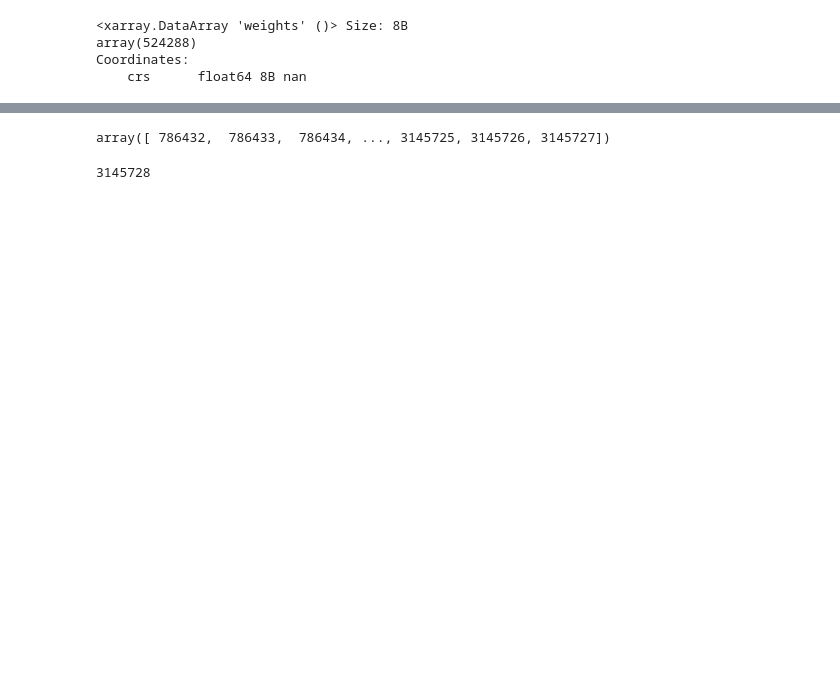
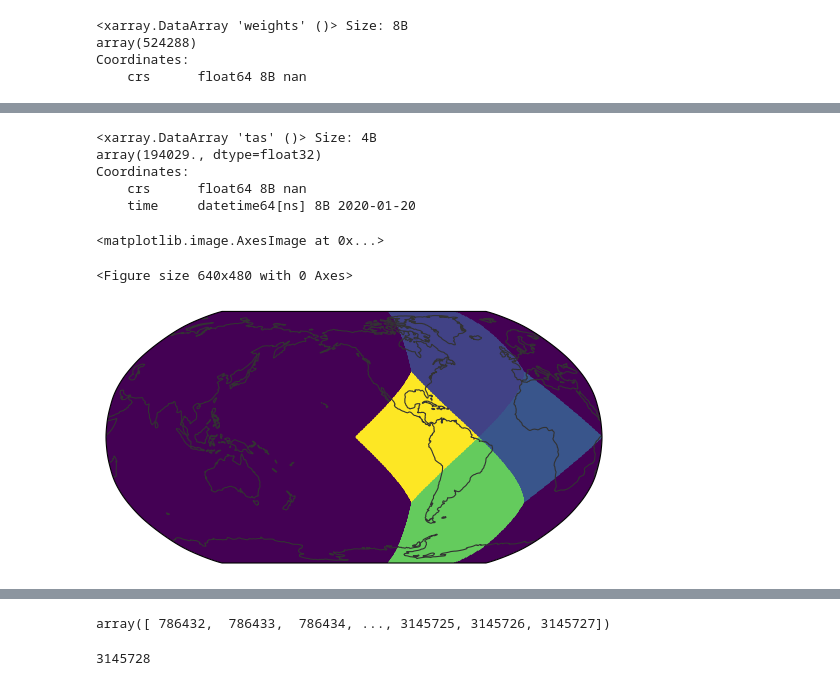
Before and after one commit to feng045/wcrp_hackathon, a Jupyter notebook: notebooks/local_dev/coarsen_regional.ipynb, the cells around one changed output, grey strips where cells are left out. Saved outputs shown, nothing was run; the diff lists cells and outputs as text; code cells hidden in the pictures; blank space fills up the shorter version.

```diff
--- a/notebooks/local_dev/coarsen_regional.ipynb
+++ b/notebooks/local_dev/coarsen_regional.ipynb
@@ -189,0 +200,28 @@ Coordinates:
+# %%
+def nan_weight(arr, axis):
+    # print(arr.shape)
+    # print(axis)
+    return ((~np.isnan(arr)).sum(axis=axis) / 4)
+# %%
+z = 9
+weights = None
+tasc = tasg10.copy()
+dtas = {}
+dweights = {}
+for z in range(9, -1, -1):
+    if weights is None:
+        weights = tasc.coarsen(cell=4).reduce(nan_weight)
+    else:
+        weights = weights.coarsen(cell=4).mean()
+    cell = ((tasc.cell.values.reshape(-1, 4).mean(axis=-1) - 1.5) / 4).astype(int)
+
+
+    weights = weights.assign_coords(crs=tas10.crs)
+    weights.crs.attrs['healpix_nside'] = 2**z
+    tasc = tasc.assign_coords(crs=tas10.crs)
+    tasc.crs.attrs['healpix_nside'] = 2**z
+    tasc = tasc.coarsen(cell=4).mean()
+    tasc['cell'] = cell
+    weights['cell'] = cell
+    dweights[z] = weights
+    dtas[z] = tasc
@@ -189,0 +255,14 @@ Coordinates:
+# %%
+dweights[9].sum()
+# %% [output]
+<xarray.DataArray 'tas' ()> Size: 4B
+array(194029., dtype=float32)
+Coordinates:
+    crs      float64 8B nan
+    time     datetime64[ns] 8B 2020-01-20
+# %%
+egh.healpix_show(dweights[0])
+# %% [output]
+<matplotlib.image.AxesImage at 0x...>
+<Figure size 640x480 with 0 Axes>
+[figure, added]
```
Also changed, not shown: parts of 29 cells of this notebook.
